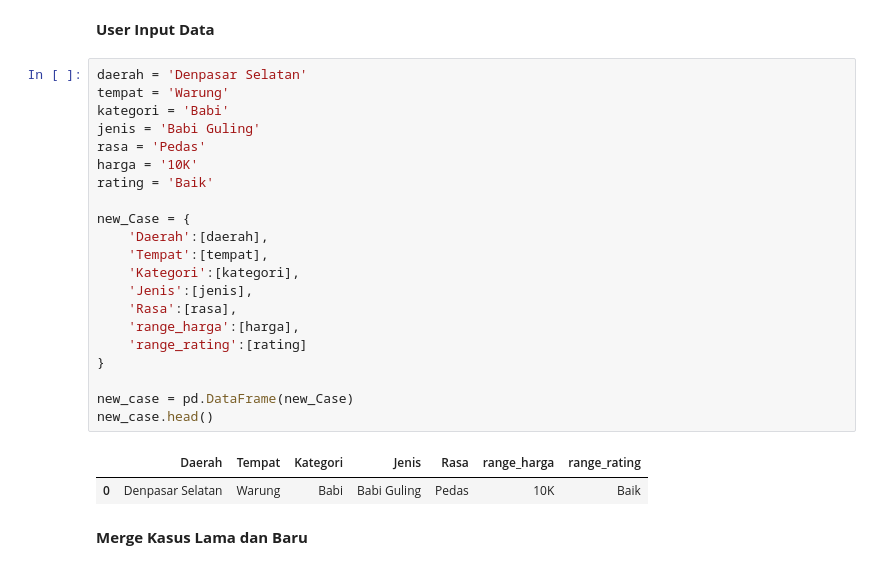
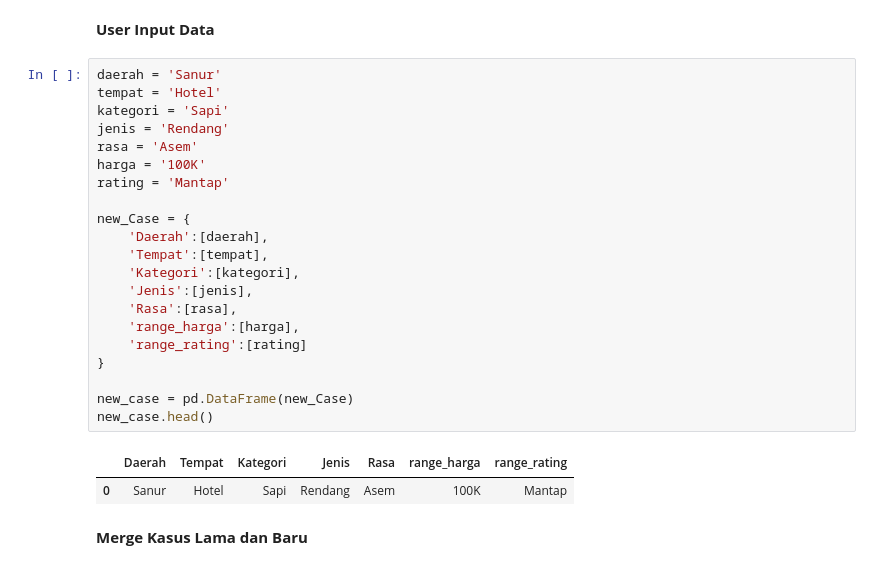
Before and after one commit to PutraPrasetya/balkunBE, a Jupyter notebook: CBR_Restaurant.ipynb, the cells around one changed output. Saved outputs shown, nothing was run; the diff lists cells and outputs as text.

```diff
--- a/CBR_Restaurant.ipynb
+++ b/CBR_Restaurant.ipynb
@@ -89,29 +89,29 @@ old_case.head()
 # %% [markdown]
 **User Input Data**
 # %%
-daerah = 'Denpasar Selatan'
-tempat = 'Warung'
-kategori = 'Babi'
-jenis = 'Babi Guling'
-rasa = 'Pedas'
-harga = '10K'
-rating = 'Baik'
+daerah = 'Sanur'
+tempat = 'Hotel'
+kategori = 'Sapi'
+jenis = 'Rendang'
+rasa = 'Asem'
+harga = '100K'
+rating = 'Mantap'
 
 new_Case = {
     'Daerah':[daerah],
     'Tempat':[tempat],
     'Kategori':[kategori],
     'Jenis':[jenis],
     'Rasa':[rasa],
     'range_harga':[harga],
     'range_rating':[rating]
 }
 
 new_case = pd.DataFrame(new_Case)
 new_case.head()
 # %% [output]
 |  | Daerah | Tempat | Kategori | Jenis | Rasa | range_harga | range_rating |
-| 0 | Denpasar Selatan | Warung | Babi | Babi Guling | Pedas | 10K | Baik |
+| 0 | Sanur | Hotel | Sapi | Rendang | Asem | 100K | Mantap |
 # %% [markdown]
 **Merge Kasus Lama dan Baru**
 # %%
```
Also changed, not shown: parts of 10 cells of this notebook, 3 other files.
